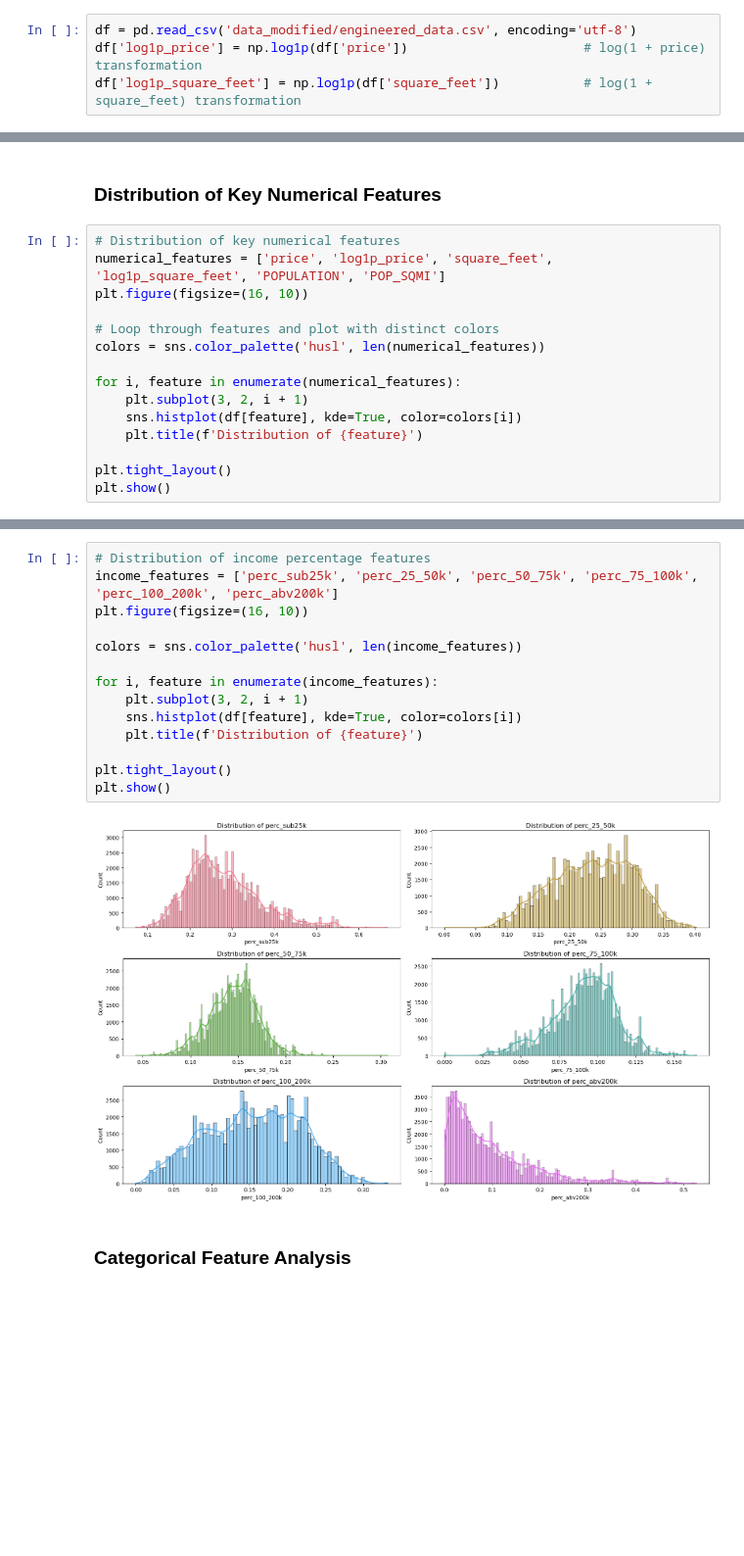
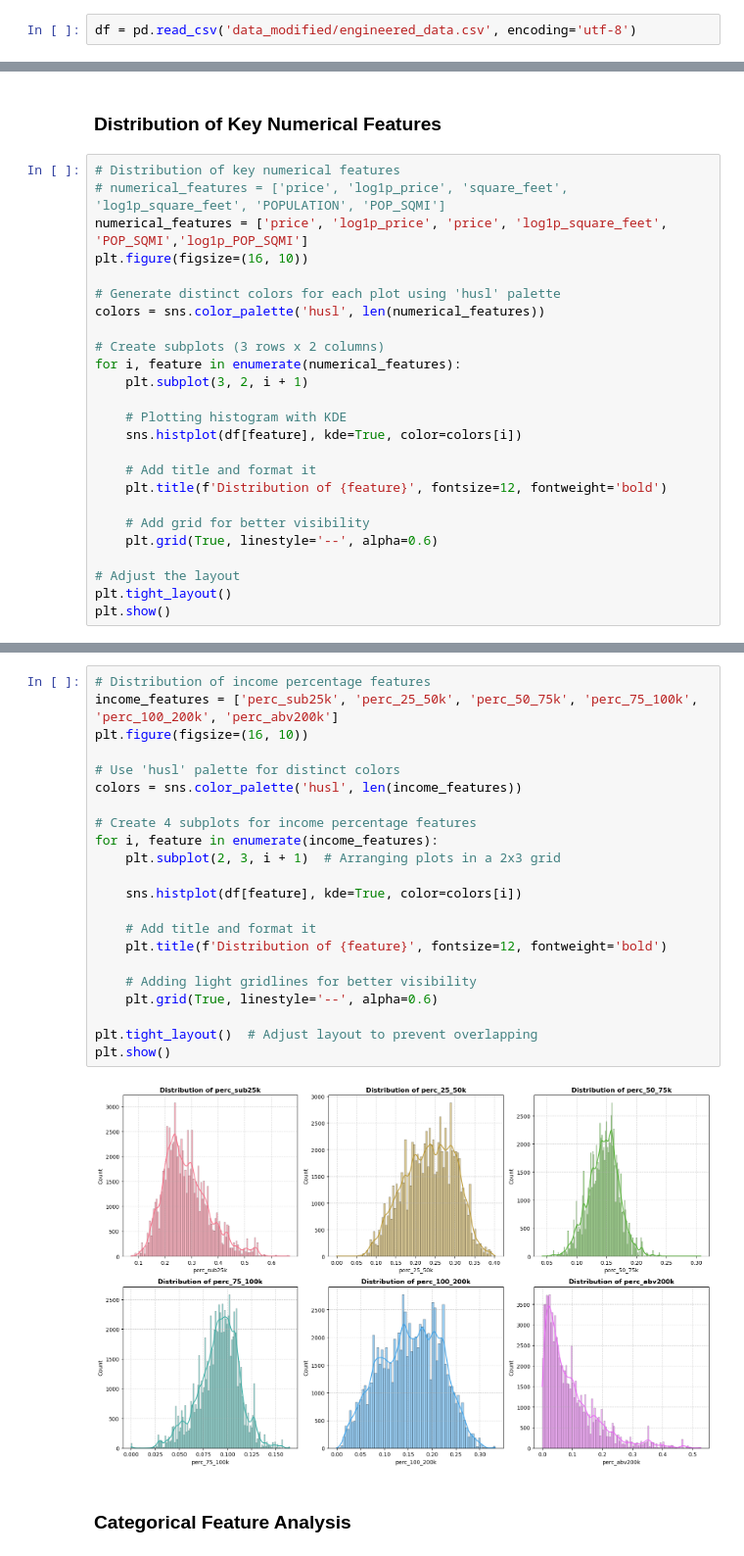
Before and after one commit to SantiagoEnriqueGA/isye_7406_group42_project, a Jupyter notebook: src/eda/eda.ipynb, the cells around one changed output, grey strips where cells are left out. Shown at 98% size. Saved outputs shown, nothing was run; the diff lists cells and outputs as text; blank space fills up the shorter version.

```diff
--- a/src/eda/eda.ipynb
+++ b/src/eda/eda.ipynb
@@ -25,8 +25,6 @@ print(f"Set working  directory to:{os.getcwd()}")
 Set working  directory to:c:\Users\sega9\Documents\GA Tech\2024.Fall\ISYE 7406\Project\apartments
 # %%
 df = pd.read_csv('data_modified/engineered_data.csv', encoding='utf-8')
-df['log1p_price'] = np.log1p(df['price'])                       # log(1 + price) transformation
-df['log1p_square_feet'] = np.log1p(df['square_feet'])           # log(1 + square_feet) transformation
 # %% [markdown]
 ### **Basic Information and Summary Statistics**
 # %%
@@ -85,17 +83,27 @@ dtype: int64
 ### **Distribution of Key Numerical Features**
 # %%
 # Distribution of key numerical features
-numerical_features = ['price', 'log1p_price', 'square_feet', 'log1p_square_feet', 'POPULATION', 'POP_SQMI']
+# numerical_features = ['price', 'log1p_price', 'square_feet', 'log1p_square_feet', 'POPULATION', 'POP_SQMI']
+numerical_features = ['price', 'log1p_price', 'price', 'log1p_square_feet', 'POP_SQMI','log1p_POP_SQMI']
 plt.figure(figsize=(16, 10))
 
-# Loop through features and plot with distinct colors
+# Generate distinct colors for each plot using 'husl' palette
 colors = sns.color_palette('husl', len(numerical_features))
 
+# Create subplots (3 rows x 2 columns)
 for i, feature in enumerate(numerical_features):
     plt.subplot(3, 2, i + 1)
+
+    # Plotting histogram with KDE
     sns.histplot(df[feature], kde=True, color=colors[i])
-    plt.title(f'Distribution of {feature}')
 
+    # Add title and format it
+    plt.title(f'Distribution of {feature}', fontsize=12, fontweight='bold')
+
+    # Add grid for better visibility
+    plt.grid(True, linestyle='--', alpha=0.6)
+
+# Adjust the layout
 plt.tight_layout()
 plt.show()
 # %% [output]
@@ -103,19 +111,27 @@ plt.show()
 # %%
 # Distribution of income percentage features
 income_features = ['perc_sub25k', 'perc_25_50k', 'perc_50_75k', 'perc_75_100k', 'perc_100_200k', 'perc_abv200k']
 plt.figure(figsize=(16, 10))
 
+# Use 'husl' palette for distinct colors
 colors = sns.color_palette('husl', len(income_features))
 
+# Create 4 subplots for income percentage features
 for i, feature in enumerate(income_features):
-    plt.subplot(3, 2, i + 1)
+    plt.subplot(2, 3, i + 1)  # Arranging plots in a 2x3 grid
+
     sns.histplot(df[feature], kde=True, color=colors[i])
-    plt.title(f'Distribution of {feature}')
 
-plt.tight_layout()
+    # Add title and format it
+    plt.title(f'Distribution of {feature}', fontsize=12, fontweight='bold')
+
+    # Adding light gridlines for better visibility
+    plt.grid(True, linestyle='--', alpha=0.6)
+
+plt.tight_layout()  # Adjust layout to prevent overlapping
 plt.show()
 # %% [output]
-[figure, old version]
+[figure, new version]
 # %% [markdown]
 ### **Categorical Feature Analysis**
 # %%
```
Also changed, not shown: parts of 9 cells of this notebook, 12 other files.
